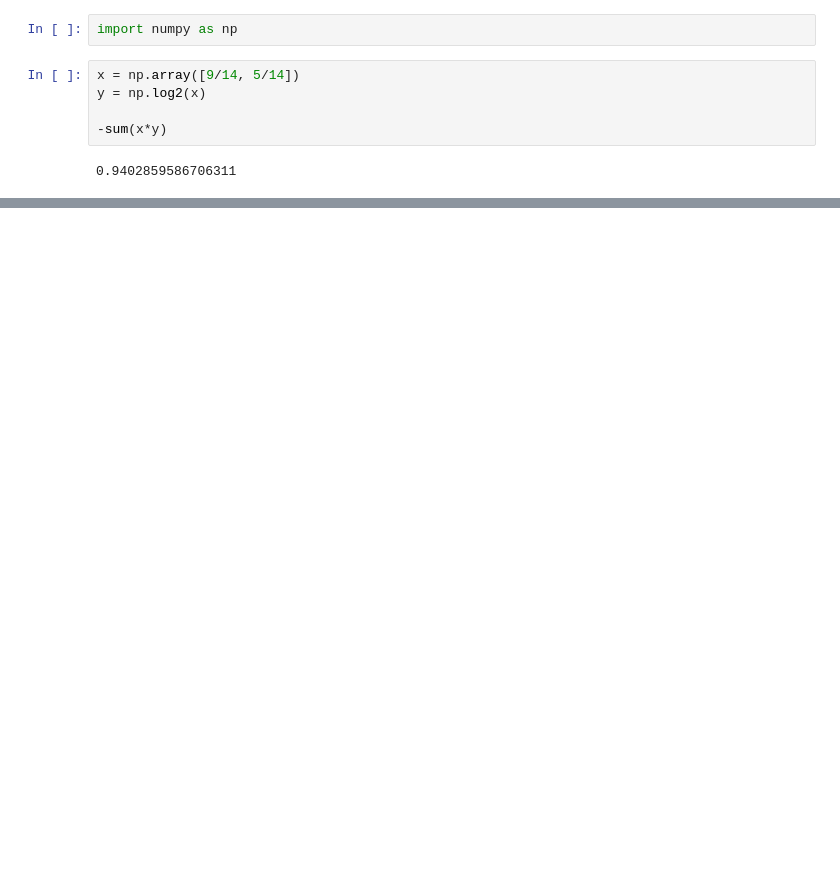
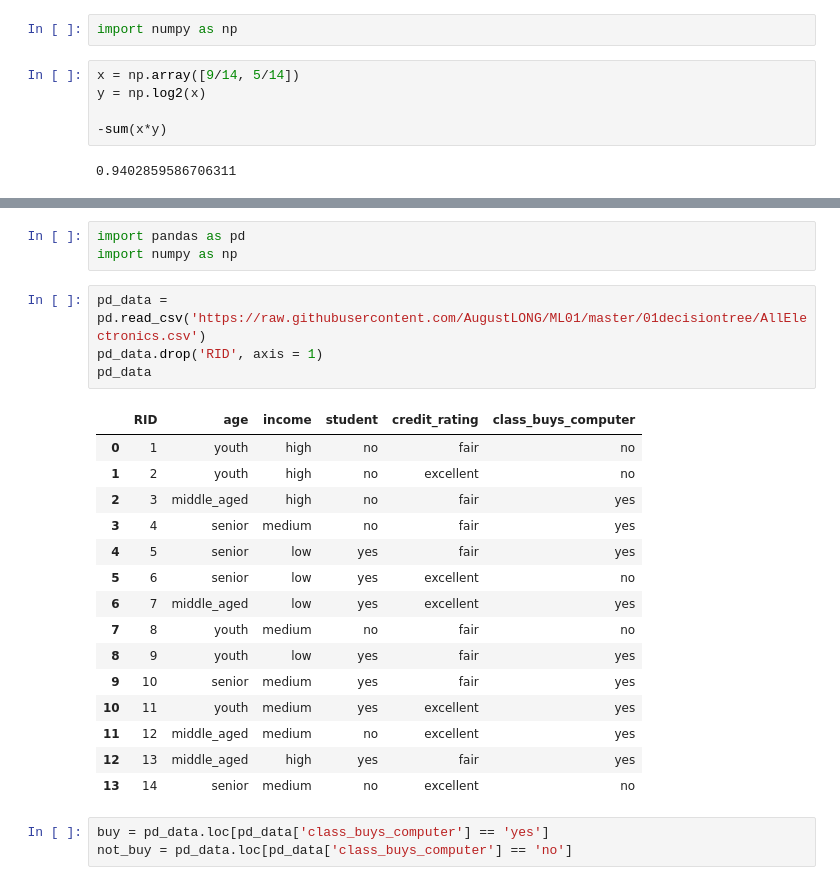
Before and after one commit to ppurify/ML, a Jupyter notebook: TIL/DecisionTree/DecisionTree.ipynb, the cells around one changed output, grey strips where cells are left out. Drawn from its saved outputs; the diff is of its cells as text; blank space fills up the shorter version.

```diff
--- a/TIL/DecisionTree/DecisionTree.ipynb
+++ b/TIL/DecisionTree/DecisionTree.ipynb
@@ -135,0 +204,26 @@ $\Rightarrow$ Outlier에 이점
+# %%
+import pandas as pd
+import numpy as np
+# %%
+pd_data = pd.read_csv('https://raw.githubusercontent.com/AugustLONG/ML01/master/01decisiontree/AllElectronics.csv')
+pd_data.drop('RID', axis = 1)
+pd_data
+# %% [output]
+|  | RID | age | income | student | credit_rating | class_buys_computer |
+| 0 | 1 | youth | high | no | fair | no |
+| 1 | 2 | youth | high | no | excellent | no |
+| 2 | 3 | middle_aged | high | no | fair | yes |
+| 3 | 4 | senior | medium | no | fair | yes |
+| 4 | 5 | senior | low | yes | fair | yes |
+| 5 | 6 | senior | low | yes | excellent | no |
+| 6 | 7 | middle_aged | low | yes | excellent | yes |
+| 7 | 8 | youth | medium | no | fair | no |
+| 8 | 9 | youth | low | yes | fair | yes |
+| 9 | 10 | senior | medium | yes | fair | yes |
+| 10 | 11 | youth | medium | yes | excellent | yes |
+| 11 | 12 | middle_aged | medium | no | excellent | yes |
+| 12 | 13 | middle_aged | high | yes | fair | yes |
+| 13 | 14 | senior | medium | no | excellent | no |
+# %%
+buy = pd_data.loc[pd_data['class_buys_computer'] == 'yes']
+not_buy = pd_data.loc[pd_data['class_buys_computer'] == 'no']
```
Also changed, not shown: parts of 31 cells of this notebook.
